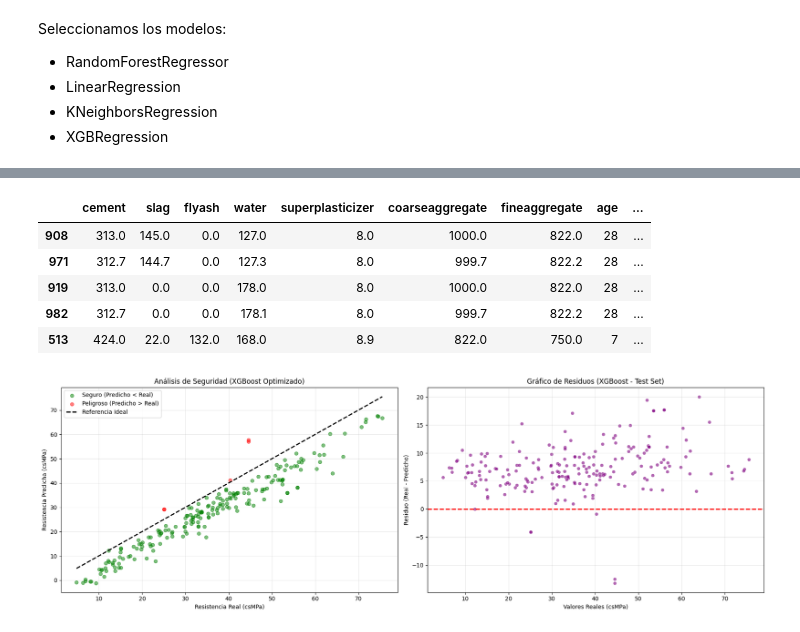
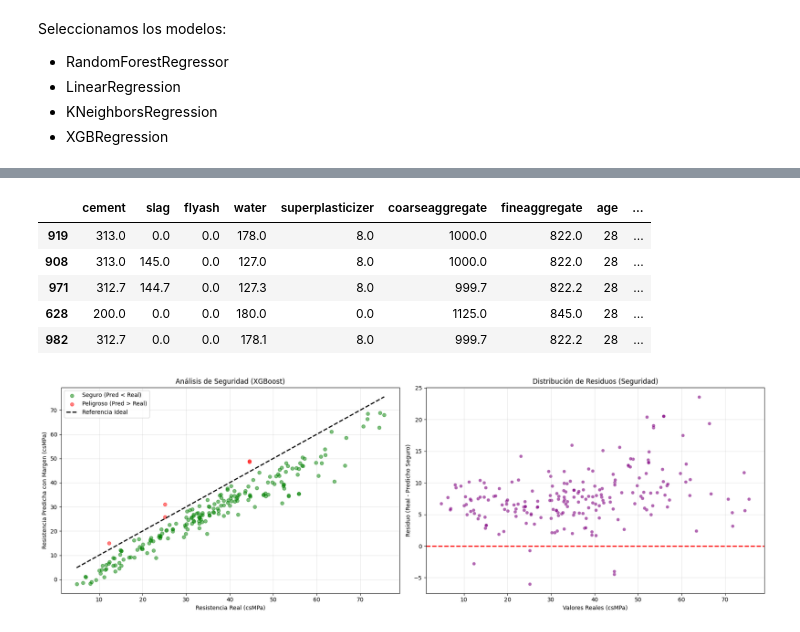
Before and after one commit to Santibareiro27/Inteligencia-Computacional, a Jupyter notebook: RA1_LAB1/Experiencia_3_Laboratorio_N°1.ipynb, the cells around one changed output, grey strips where cells are left out. Drawn from its saved outputs; the diff is of its cells as text; code cells hidden in the pictures.

```diff
--- a/RA1_LAB1/Experiencia_3_Laboratorio_N°1.ipynb
+++ b/RA1_LAB1/Experiencia_3_Laboratorio_N°1.ipynb
@@ -450,15 +469,3 @@ plt.suptitle('Relaciones por pares de las variables (Color: csMPa)', y=1.02)
 plt.show()
 # %% [output]
 [figure]
-# %%
-# Crear la nueva variable de relación líquidos/sólidos aglutinantes
-# Relación (Agua + Superplastificante) / (Cemento + Fly Ash + Slag)
-df_ccs['binder_liquid_ratio'] = ((df_ccs['cement'] + df_ccs['flyash'] + df_ccs['slag']) / (df_ccs['water'] + df_ccs['superplasticizer']))
-
-# Mostrar las primeras filas y la correlación con la resistencia
-print("Nuevas dimensiones del dataset:", df_ccs.shape)
-display(df_ccs[['water', 'superplasticizer', 'cement', 'flyash', 'slag', 'binder_liquid_ratio', 'csMPa']].head())
-
-# Calcular correlación de Spearman para evaluar su impacto
-corr_new = df_ccs[['binder_liquid_ratio', 'csMPa']].corr(method='spearman').iloc[0, 1]
-print(f"\nCorrelación de Spearman entre 'binder_liquid_ratio' y 'csMPa': {corr_new:.4f}")
@@ -671,7 +614,7 @@ param_dist = {
     'max_depth': [5, 8, 10],
     'min_samples_split': [2, 5, 10],
     'min_samples_leaf': [8, 16, 32],
-    'max_features': ['sqrt', 'log2', 0.5]
+    'max_features': ['sqrt', 'log2']
 }
 
 # 2. Configurar RandomizedSearchCV
@@ -754,9 +696,9 @@ Tasa de Riesgo por Sobreestimacion: 3.88%
 # 1. Definir la malla de hiperparámetros para XGBoost
 param_dist_xgb = {
     'n_estimators': [100, 200],
-    'learning_rate': [0.01, 0.05, 0.1, 0.15],
-    'max_depth': [3, 4, 5, 6, 7],
-    'min_child_weight': [1, 3, 5, 7],
+    'learning_rate': [0.01, 0.05, 0.1],
+    'max_depth': [3, 4, 5, 6],
+    'min_child_weight': [3, 5, 7],
     'subsample': [0.7, 0.8, 0.9, 1.0],
     'colsample_bytree': [0.7, 0.8, 0.9, 1.0],
     'gamma': [0, 0.1, 0.2]
@@ -782,59 +724,60 @@ xgb_model = xgb_random.best_estimator_
 y_pred_xgb_train = xgb_model.predict(X_train)
 y_pred_xgb_test = xgb_model.predict(X_test)
 
-# 5. Cálculo de métricas para evaluar Overfitting
+# 5. Cálculo de métricas y Margen de Seguridad
 r2_xgb_train = r2_score(y_train, y_pred_xgb_train)
 rmse_xgb_train = np.sqrt(mean_squared_error(y_train, y_pred_xgb_train))
+rmse_xgb_test_base = np.sqrt(mean_squared_error(y_test, y_pred_xgb_test))
 
-rmse_xgb_test = np.sqrt(mean_squared_error(y_test, y_pred_xgb_test))
+# Usamos el RMSE de Test base para el margen de seguridad ante la falta de CV
+K = 1.7
+y_pred_xgb_test_safe = y_pred_xgb_test - (K * rmse_xgb_test_base)
 
-# Margen de seguridad
-K = 1.6
-y_pred_xgb_test_safe = y_pred_xgb_test - (K * rmse_xgb_test)
-
-# Calculo con margen
-rmse_xgb_test_safe = np.sqrt(mean_squared_error(y_test, y_pred_xgb_test_safe))
-r2_xgb_test = r2_score(y_test, y_pred_xgb_test_safe)
-mbe_xgb_test = np.mean(y_pred_xgb_test_safe - y_test)
+# Métricas finales del modelo con margen
+r2_xgb_test_safe = r2_score(y_test, y_pred_xgb_test_safe)
+mbe_xgb_test_safe = np.mean(y_pred_xgb_test_safe - y_test)
 
 # 6. Cálculo de Tasa de Riesgo por Sobreestimación (Predicho > Real)
 overestimation_mask = y_pred_xgb_test_safe > y_test
 risk_rate = (overestimation_mask.sum() / len(y_test)) * 100
 
-print(f"--- Mejor Configuración Encontrada: {xgb_random.best_params_} ---")
+print(f"\n--- MEJOR CONFIGURACIÓN: {xgb_random.best_params_} ---")
 print(f"TRAIN - R2: {r2_xgb_train:.4f} | RMSE: {rmse_xgb_train:.4f}")
-print(f"TEST  - R2: {r2_xgb_test:.4f}  | RMSE: {rmse_xgb_test:.4f}")
-print(f"MBE (Test): {mbe_xgb_test:.4f}")
+print(f"TEST (Base) - RMSE: {rmse_xgb_test_base:.4f}")
+print(f"TEST (Seguro) - R2: {r2_xgb_test_safe:.4f} | MBE: {mbe_xgb_test_safe:.4f}")
 print(f"Tasa de Riesgo por Sobreestimación: {risk_rate:.2f}%")
 
 # 7. Mostrar valores sobreestimados (Casos críticos)
 print("\n--- Detalle de Valores Sobreestimados (Riesgo Estructural) ---")
-overestimated_details = X_test[overestimation_mask].copy()
-overestimated_details['Real_csMPa'] = y_test[overestimation_mask]
-overestimated_details['Predicho_Safe_csMPa'] = y_pred_xgb_test_safe[overestimation_mask]
-overestimated_details['Exceso_csMPa'] = overestimated_details['Predicho_Safe_csMPa'] - overestimated_details['Real_csMPa']
-display(overestimated_details.sort_values(by='Exceso_csMPa', ascending=False))
+if overestimation_mask.any():
+    overestimated_details = X_test[overestimation_mask].copy()
+    overestimated_details['Real_csMPa'] = y_test[overestimation_mask]
+    overestimated_details['Pred_Safe_csMPa'] = y_pred_xgb_test_safe[overestimation_mask]
+    overestimated_details['Exceso_csMPa'] = overestimated_details['Pred_Safe_csMPa'] - overestimated_details['Real_csMPa']
+    display(overestimated_details.sort_values(by='Exceso_csMPa', ascending=False))
+else:
+    print("¡Excelente! No hay casos de sobreestimación con este margen.")
 
 # 8. Visualización de Seguridad y Residuos
 fig, axes = plt.subplots(1, 2, figsize=(18, 6))
 
-# Gráfico A: Seguridad Estructural (Reales vs Predichos)
-axes[0].scatter(y_test[~overestimation_mask], y_pred_xgb_test_safe[~overestimation_mask], color='green', alpha=0.5, label='Seguro (Predicho < Real)')
-axes[0].scatter(y_test[overestimation_mask], y_pred_xgb_test_safe[overestimation_mask], color='red', alpha=0.5, label='Peligroso (Predicho > Real)')
+# Gráfico A: Seguridad Estructural
+axes[0].scatter(y_test[~overestimation_mask], y_pred_xgb_test_safe[~overestimation_mask], color='green', alpha=0.5, label='Seguro (Pred < Real)')
+axes[0].scatter(y_test[overestimation_mask], y_pred_xgb_test_safe[overestimation_mask], color='red', alpha=0.5, label='Peligroso (Pred > Real)')
 axes[0].plot([y_test.min(), y_test.max()], [y_test.min(), y_test.max()], 'k--', lw=2, label='Referencia Ideal')
-axes[0].set_title('Análisis de Seguridad (XGBoost Optimizado)')
+axes[0].set_title('Análisis de Seguridad (XGBoost)')
 axes[0].set_xlabel('Resistencia Real (csMPa)')
-axes[0].set_ylabel('Resistencia Predicha (csMPa)')
+axes[0].set_ylabel('Resistencia Predicha con Margen (csMPa)')
 axes[0].legend()
 axes[0].grid(True, alpha=0.3)
 
-# Gráfico B: Gráfico de Residuos
+# Gráfico B: Residuos
 residuals_xgb = y_test - y_pred_xgb_test_safe
 sns.scatterplot(x=y_test, y=residuals_xgb, alpha=0.6, color='purple', ax=axes[1])
 axes[1].axhline(y=0, color='red', linestyle='--', lw=2)
-axes[1].set_title('Gráfico de Residuos (XGBoost - Test Set)')
+axes[1].set_title('Distribución de Residuos (Seguridad)')
 axes[1].set_xlabel('Valores Reales (csMPa)')
-axes[1].set_ylabel('Residuo (Real - Predicho)')
+axes[1].set_ylabel('Residuo (Real - Predicho Seguro)')
 axes[1].grid(True, alpha=0.3)
 
 plt.tight_layout()
@@ -848,10 +792,10 @@ MBE (Test): -7.2287
 Tasa de Riesgo por Sobreestimación: 2.43%
 
 --- Detalle de Valores Sobreestimados (Riesgo Estructural) ---
 |  | cement | slag | flyash | water | superplasticizer | coarseaggregate | fineaggregate | age | ... |
+| 919 | 313.0 | 0.0 | 0.0 | 178.0 | 8.0 | 1000.0 | 822.0 | 28 | ... |
 | 908 | 313.0 | 145.0 | 0.0 | 127.0 | 8.0 | 1000.0 | 822.0 | 28 | ... |
 | 971 | 312.7 | 144.7 | 0.0 | 127.3 | 8.0 | 999.7 | 822.2 | 28 | ... |
-| 919 | 313.0 | 0.0 | 0.0 | 178.0 | 8.0 | 1000.0 | 822.0 | 28 | ... |
+| 628 | 200.0 | 0.0 | 0.0 | 180.0 | 0.0 | 1125.0 | 845.0 | 28 | ... |
 | 982 | 312.7 | 0.0 | 0.0 | 178.1 | 8.0 | 999.7 | 822.2 | 28 | ... |
-| 513 | 424.0 | 22.0 | 132.0 | 168.0 | 8.9 | 822.0 | 750.0 | 7 | ... |
-[figure, old version]
+[figure, new version]
```
Also changed, not shown: parts of 9 cells of this notebook.
